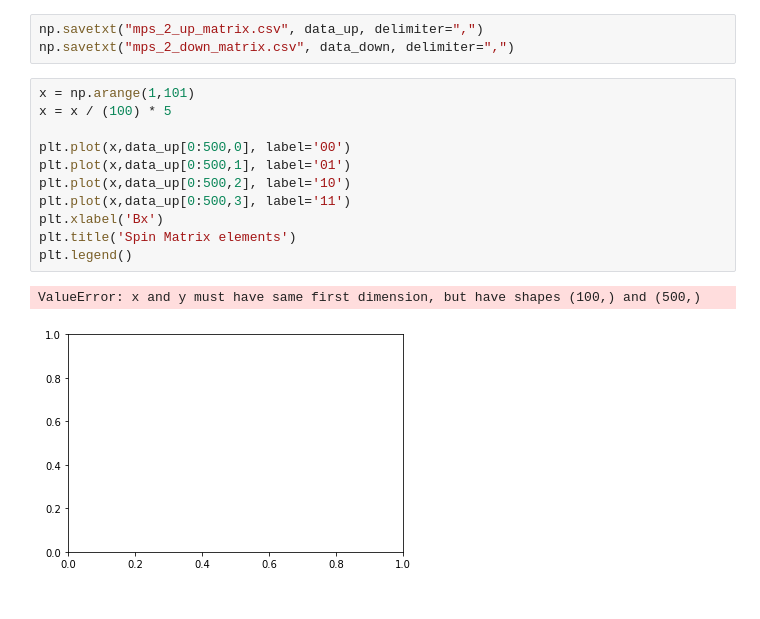
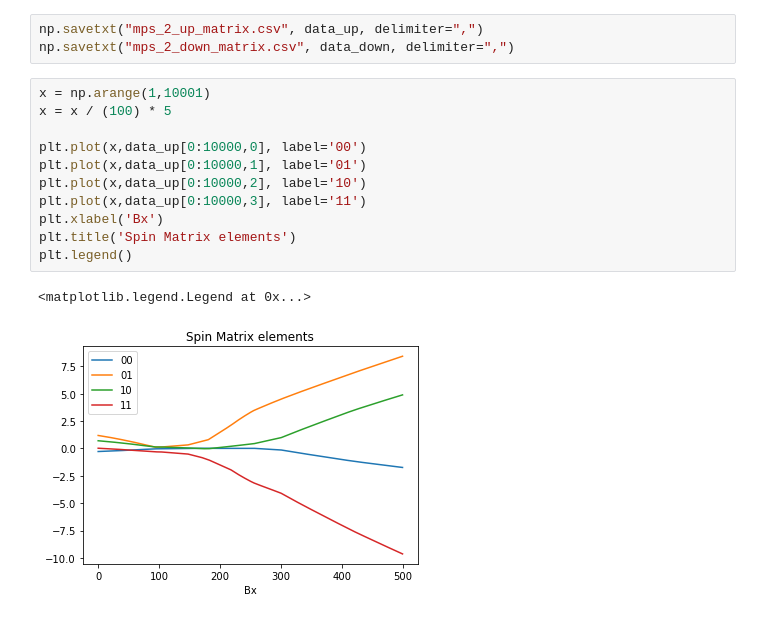
Before and after one commit to szaman19/MPSML, a Jupyter notebook: code/mps/MPS_Generator.ipynb, the cells around one changed output. Cells and saved outputs as stored; diff of their text form.

```diff
--- a/code/mps/MPS_Generator.ipynb
+++ b/code/mps/MPS_Generator.ipynb
@@ -433,19 +431,19 @@ data_down = data_down.reshape((data_up.shape[0],25))
 np.savetxt("mps_2_up_matrix.csv", data_up, delimiter=",")
 np.savetxt("mps_2_down_matrix.csv", data_down, delimiter=",")
 # %%
-x = np.arange(1,101)
+x = np.arange(1,10001)
 x = x / (100) * 5
 
-plt.plot(x,data_up[0:500,0], label='00')
-plt.plot(x,data_up[0:500,1], label='01')
-plt.plot(x,data_up[0:500,2], label='10')
-plt.plot(x,data_up[0:500,3], label='11')
+plt.plot(x,data_up[0:10000,0], label='00')
+plt.plot(x,data_up[0:10000,1], label='01')
+plt.plot(x,data_up[0:10000,2], label='10')
+plt.plot(x,data_up[0:10000,3], label='11')
 plt.xlabel('Bx')
 plt.title('Spin Matrix elements')
 plt.legend()
 # %% [output]
-ValueError: x and y must have same first dimension, but have shapes (100,) and (500,)
+<matplotlib.legend.Legend at 0x...>
-[figure, old version]
+[figure, new version]
 # %%
 x = np.arange(1,101)
 x = x / (100) * 5
```
Also changed, not shown: parts of 10 cells of this notebook, 10 other files.
